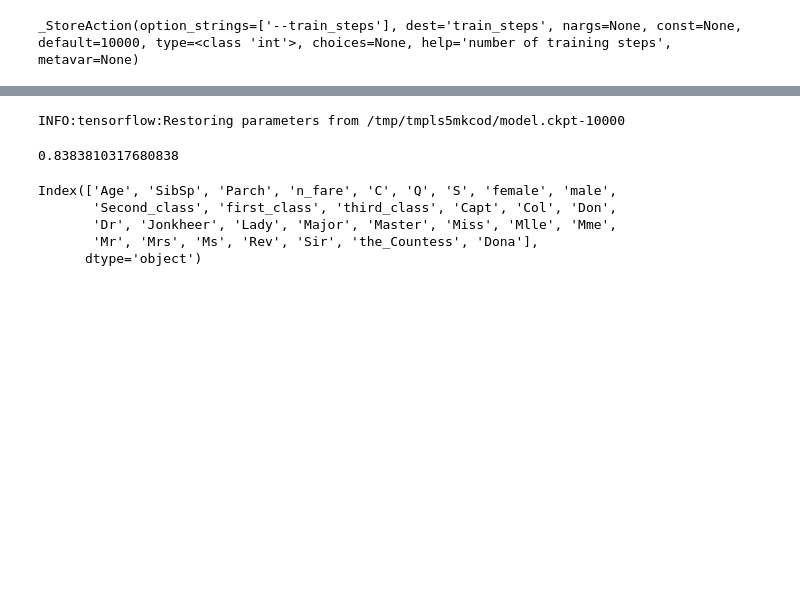
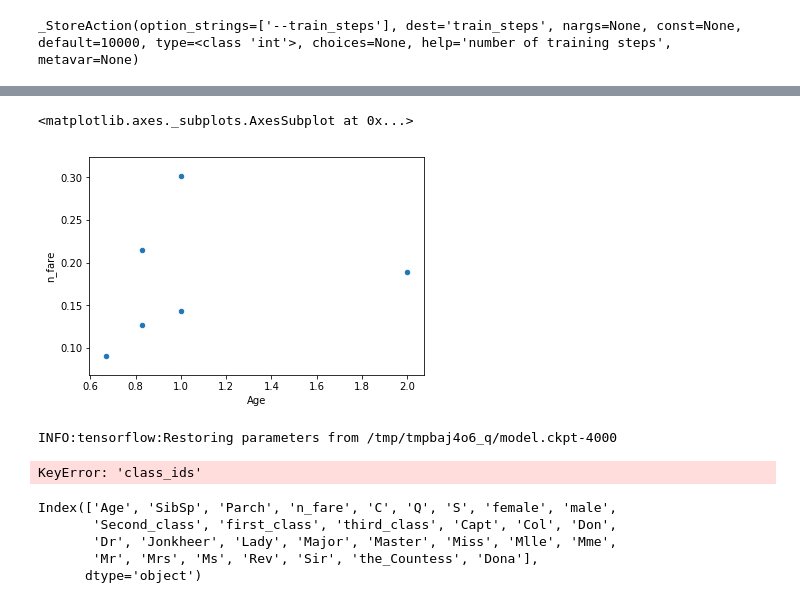
Before and after one commit to wy123123/learn_tensorflow, a Jupyter notebook: titanic_predic/titanic_nn.ipynb, the cells around one changed output, grey strips where cells are left out. Cells and saved outputs as stored; diff of their text form; code cells hidden in the pictures; blank space fills up the shorter version.

```diff
--- a/titanic_predic/titanic_nn.ipynb
+++ b/titanic_predic/titanic_nn.ipynb
@@ -237,10 +325,16 @@ Test set accuracy: 0.7932960987091064
+# %%
+right_prediction.query('Survived==1&S==1&male==1').plot.scatter('Age','n_fare')
+# %% [output]
+<matplotlib.axes._subplots.AxesSubplot at 0x...>
+[figure, added]
 # %%
 predictions = classifier.predict(
-    input_fn=lambda:eval_input_fn(validate_data,None,batch_size=1000))
+    input_fn=lambda:eval_input_fn(final_validate_data_v,None,batch_size=1000))
 result_df = pd.DataFrame(columns=['Survived'])
 for predic in predictions:
     row = {'Survived': predic['class_ids'][0]}
     result_df = result_df.append(row,ignore_index=True)
 # %% [output]
-INFO:tensorflow:Restoring parameters from /tmp/tmpls5mkcod/model.ckpt-10000
+INFO:tensorflow:Restoring parameters from /tmp/tmpbaj4o6_q/model.ckpt-4000
+KeyError: 'class_ids'
 # %%
@@ -254,14 +348,10 @@ from sklearn.datasets import make_blobs
 from sklearn.ensemble import RandomForestClassifier
 from sklearn.ensemble import ExtraTreesClassifier
 from sklearn.tree import DecisionTreeClassifier
-
-
-clf = RandomForestClassifier(n_estimators=26, max_depth=4, min_samples_split=4, random_state=0,)
+clf = RandomForestClassifier(n_estimators=10, max_depth=None, min_samples_split=2, random_state=0,)
 clf.fit(train_x,train_y)
 scores = cross_val_score(clf, test_x, test_y)
 scores.mean()
-# %% [output]
-0.8383810317680838
 # %%
 train_x.columns
 # %% [output]
```
Also changed, not shown: parts of 55 cells of this notebook.
